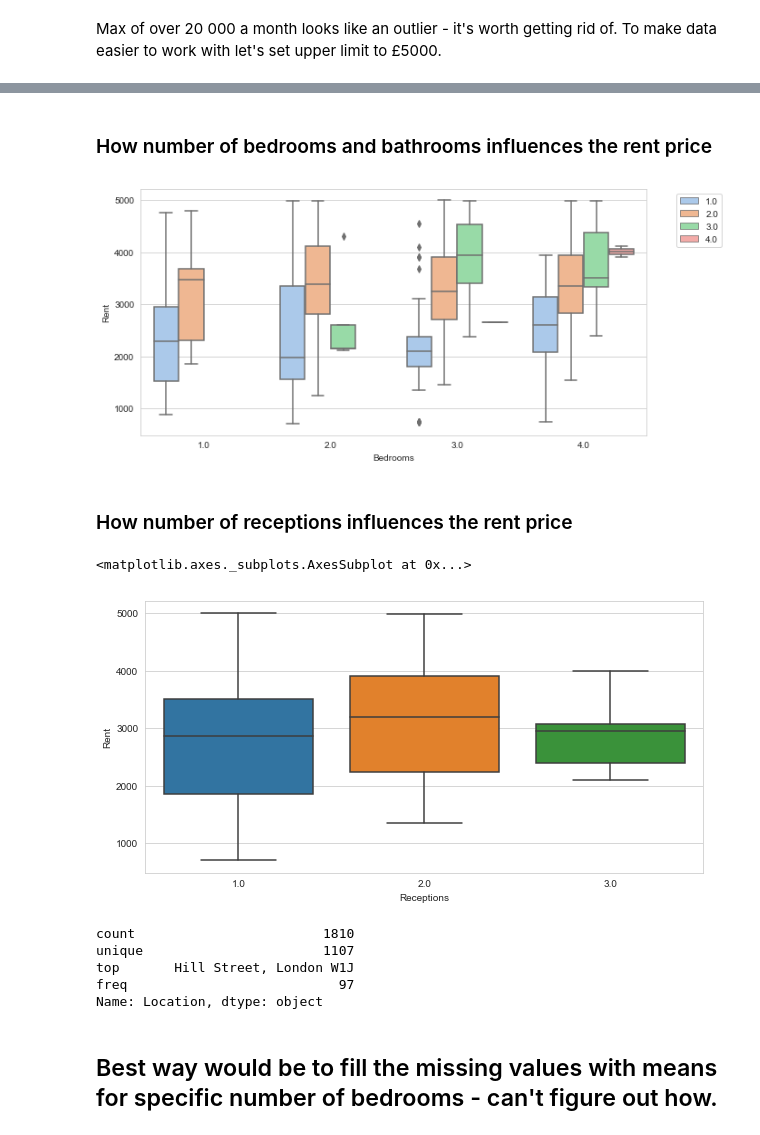
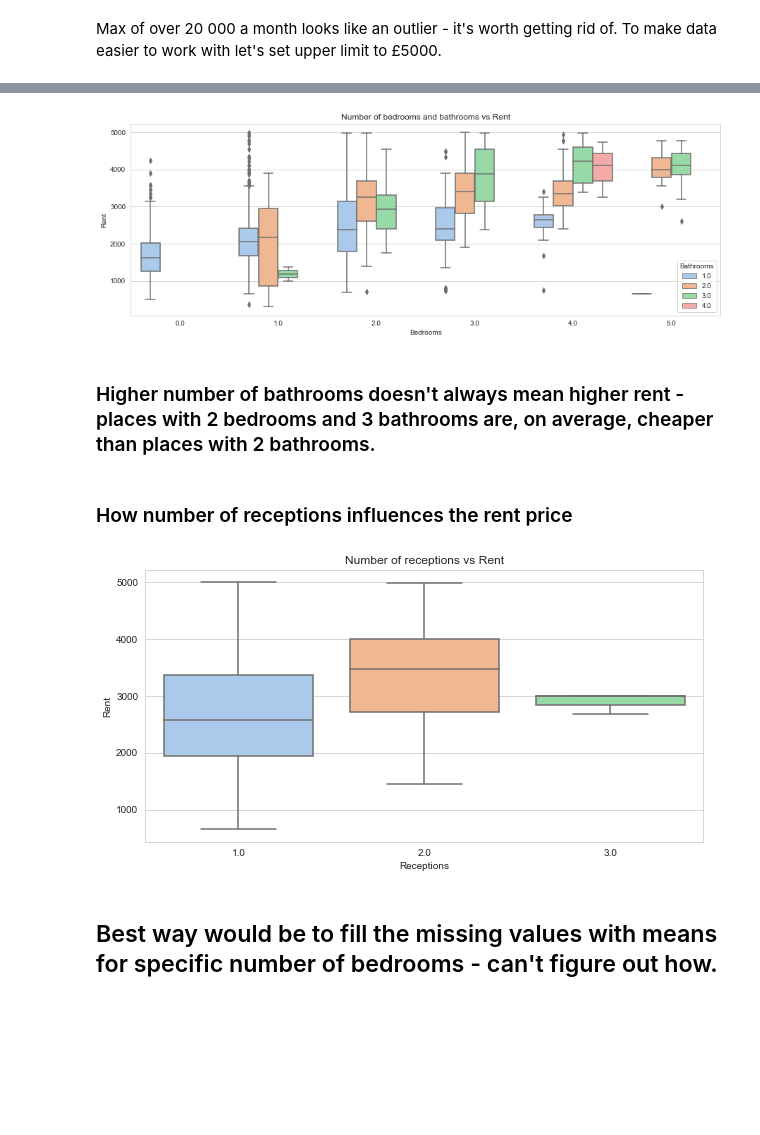
Before and after one commit to kjerzyk/StudyProjects, a Jupyter notebook: RentPrices/Zoopla search.ipynb, the cells around one changed output, grey strips where cells are left out. Saved outputs shown, nothing was run; the diff lists cells and outputs as text; code cells hidden in the pictures; blank space fills up the shorter version.

```diff
--- a/RentPrices/Zoopla search.ipynb
+++ b/RentPrices/Zoopla search.ipynb
@@ -174,0 +253,9 @@ Some listings missing number of bedrooms/bathrooms/receptions - the information
+# %%
+#Replacing every flat description with 'flat', house that has a terrace with 'terraced' and any other value with 'house'
+for index,row in df.iterrows():
+    if 'flat' in row['Description'].lower() or 'studio' in row['Description'].lower():
+        df.set_value(index, 'Description', 'flat')
+    elif 'terraced' in row['Description'].lower():
+        df.set_value(index, 'Description', 'terraced')
+    else:
+        df.set_value(index, 'Description', 'house')
@@ -174,0 +269,3 @@ Some listings missing number of bedrooms/bathrooms/receptions - the information
+# %%
+#Resetting index
+df.reset_index(drop=True, inplace=True)
@@ -204,2 +310,0 @@ Looks like a binormal distribution with average around 1800-1900 and 3200. Most
-# %%
-df=df[df['Bedrooms']<5] #Removing listings with more than 4 bedrooms
@@ -222,2 +310,0 @@ Name: Bathrooms, dtype: float64
-# %%
-df.dropna(inplace=True)
@@ -241,28 +404,20 @@ Bedrooms  Bathrooms
 Name: Rent, dtype: float64
-# %% [markdown]
-### How number of bedrooms and bathrooms influences the rent price
 # %%
-plt.figure(figsize=(10,5))
-sns.boxplot(x='Bedrooms', y='Rent', data=df, hue='Bathrooms', palette='pastel')
-plt.legend(loc=2, bbox_to_anchor=(1.05, 1));
+plt.figure(figsize=(15,5))
+sns.boxplot(x='Bedrooms', y='Rent', hue='Bathrooms', data=df, palette='pastel')
+plt.title('Number of bedrooms and bathrooms vs Rent');
 # %% [output]
-[figure, old version]
+[figure, new version]
+# %% [markdown]
+### Higher number of bathrooms doesn't always mean higher rent - places with 2 bedrooms and 3 bathrooms are, on average, cheaper than places with 2 bathrooms.
 # %% [markdown]
 ### How number of receptions influences the rent price
 # %%
 plt.figure(figsize=(10,5))
-sns.boxplot(x='Receptions', y='Rent',data=df)
+sns.boxplot(x='Receptions', y='Rent',data=df, palette='pastel')
+plt.title('Number of receptions vs Rent');
 # %% [output]
-<matplotlib.axes._subplots.AxesSubplot at 0x...>
-[figure, old version]
+[figure, new version]
-# %%
-df.Location.describe()
-# %% [output]
-count                        1810
-unique                       1107
-top       Hill Street, London W1J
-freq                           97
-Name: Location, dtype: object
 # %% [markdown]
 ## Best way would be to fill the missing values with means for specific number of bedrooms - can't figure out how.
 # %%
```
Also changed, not shown: parts of 53 cells of this notebook, 1 other file.
